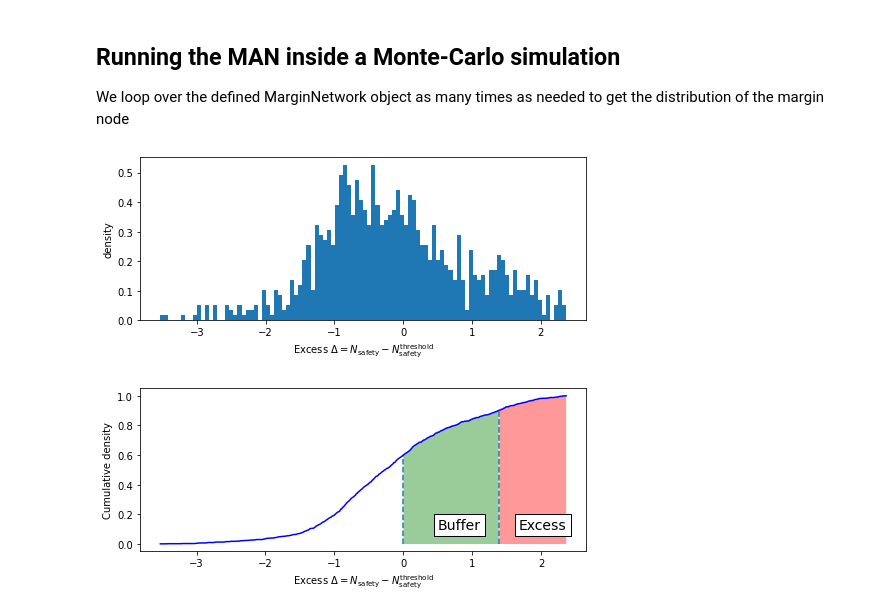
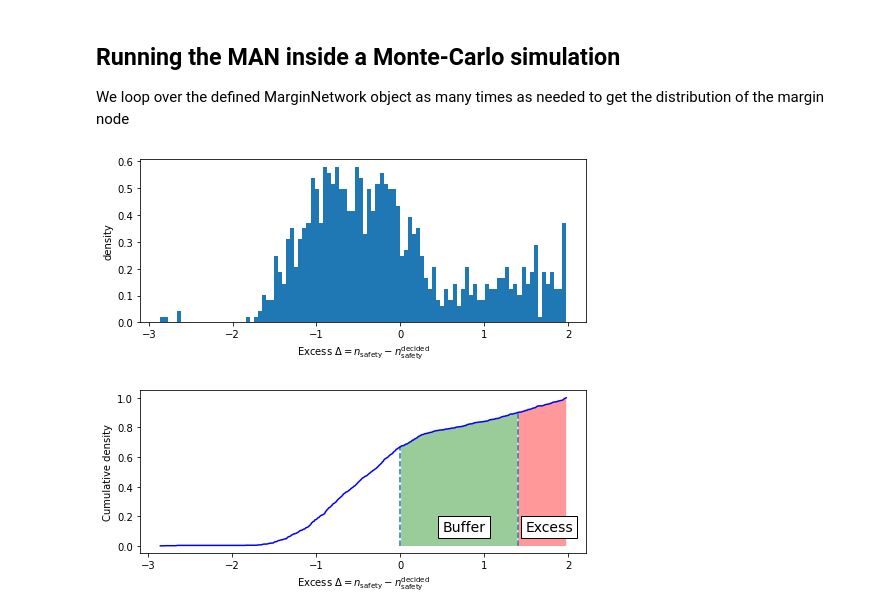
Before and after one commit to sed-group/mvmlib, a Jupyter notebook: docs/source/notebooks/TRS_example.ipynb, the cells around one changed output. Cells and saved outputs as stored; diff of their text form; code cells hidden in the pictures.

```diff
--- a/docs/source/notebooks/TRS_example.ipynb
+++ b/docs/source/notebooks/TRS_example.ipynb
@@ -208,7 +211,9 @@ This $n_\textrm{safety}^{target}$ is usually uncertain and can also be represent
 # %%
-# Target threshold
+# for n_decided
 mu = np.array([4.0,])
 Sigma = np.array([[0.3**2,],])
-threshold = gaussianFunc(mu, Sigma, 'safety_threshold')
-threshold.view()
+decided_safety = gaussianFunc(mu, Sigma, 'T1')
+decided_safety(10000)
+decided_safety.view(xlabel='Decided $n_\mathrm{safety}^\mathrm{decided}$',savefile='Th')
+decided_safety.reset()
 # %% [output]
@@ -226,8 +231,8 @@ There are three input specifications in this example, $T_1$, $T_2$, and $n_\text
 # %%
 # define input specifications
-s1 = InputSpec(Requirement  ,'S1'   ,cov_index=0    ,description='nacelle temperature'      ,symbol='T1'            )
-s2 = InputSpec(Requirement  ,'S2'   ,cov_index=1    ,description='gas surface temperature'  ,symbol='T2'            )
-s3 = InputSpec(threshold    ,'S3'                   ,description='threshold safety'         ,symbol='n_threshold'   )
+s1 = InputSpec(Requirement.mu[0]    ,'S1'   ,cov_index=0    ,description='nacelle temperature'      ,symbol='T1'            ,distribution=Requirement   )
+s2 = InputSpec(Requirement.mu[1]    ,'S2'   ,cov_index=1    ,description='gas surface temperature'  ,symbol='T2'            ,distribution=Requirement   )
+s3 = InputSpec(decided_safety.mu    ,'S3'                   ,description='decided safety'           ,symbol='n_decided'                               )
 input_specs = [s1,s2,s3]
 # %% [markdown]
 ### Behaviour
@@ -257,7 +262,7 @@ class B1(Behaviour):
         sim.reset()
         _,aggregate,_ = sim.compute(np.array([[T1,T2],]), normalize=True)
         behaviour = Distribution(aggregate,lb=lb[-1],ub=ub[-1])
-        self.decided_value = behaviour()
+        self.target_threshold = behaviour()
 
 b1 = B1('B1')
 behaviours = [b1,]
@@ -274,6 +279,12 @@ Now we define how all the previous elements are connected together inside a MAN
 # %%
 # Defining a MarginNetwork object
 class MAN(MarginNetwork):
+
+    def randomize(self):
+        Requirement()
+        decided_safety()
+        s1();s2();s3()
+
     def forward(self):
 
         Requirement()
@@ -287,8 +298,8 @@ class MAN(MarginNetwork):
         e1 = self.margin_nodes[0]
 
         # Execute behaviour models
-        b1(s1(),s2())
-        e1(b1.decided_value,s3())
+        b1(s1.value,s2.value)
+        e1(b1.target_threshold,s3.value)
 
 man = MAN([],input_specs,[],behaviours,margin_nodes,'MAN_1')
 # %% [markdown]
@@ -297,11 +308,11 @@ We loop over the defined MarginNetwork object as many times as needed to get the
 # %%
 for n in range(1000):
     man.forward()
 
-e1.view(xlabel='Excess $\Delta = N_\mathrm{safety} - \
-    N_\mathrm{safety}^\mathrm{threshold}$')
-e1.view_cdf(xlabel='Excess $\Delta = N_\mathrm{safety} - \
-    N_\mathrm{safety}^\mathrm{threshold}$')
+e1.view(xlabel='Excess $\Delta = n_\mathrm{safety} - \
+    n_\mathrm{safety}^\mathrm{decided}$')
+e1.view_cdf(xlabel='Excess $\Delta = n_\mathrm{safety} - \
+    n_\mathrm{safety}^\mathrm{decided}$')
 # %% [output]
-[figure, old version]
+[figure, new version]
-[figure, old version]
+[figure, new version]
```
Also changed, not shown: parts of 6 cells of this notebook, 10 other files.
